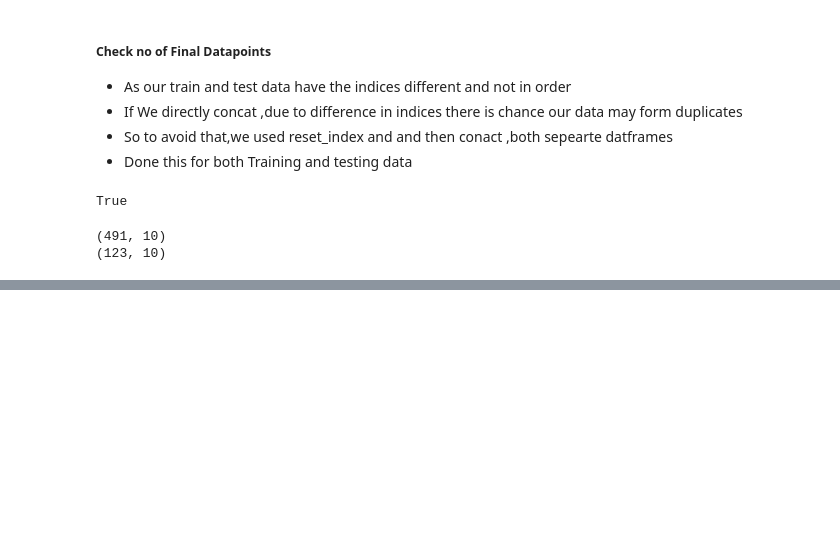
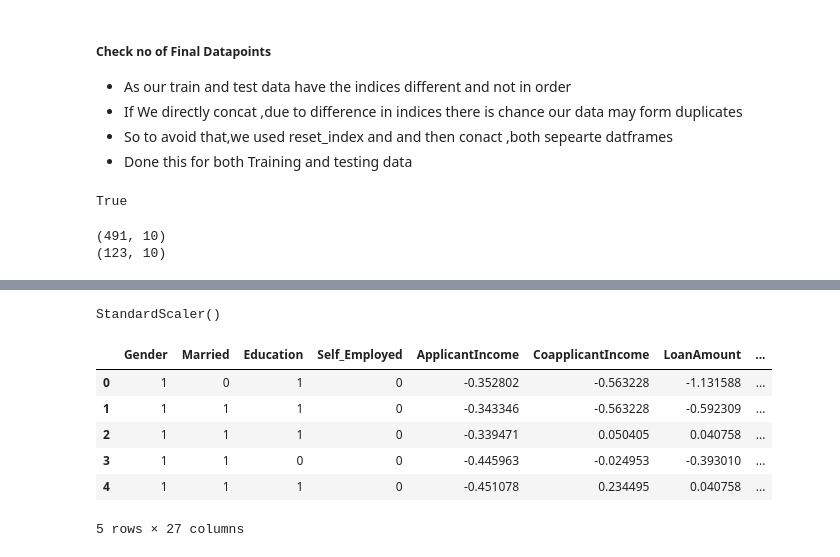
Before and after one commit to sivamani-muraboyina/LoanEligibilityPrediction, a Jupyter notebook: notebooks/model_building.ipynb, the cells around one changed output, grey strips where cells are left out. Drawn from its saved outputs; the diff is of its cells as text; code cells hidden in the pictures; blank space fills up the shorter version.

```diff
--- a/notebooks/model_building.ipynb
+++ b/notebooks/model_building.ipynb
@@ -749,0 +767,13 @@ print(X_test.shape)
+# %%
+### Create  scaler object
+scaler = StandardScaler()
+##  z = (x - u) / s
+# %%
+num_features = [
+    'ApplicantIncome',
+    'CoapplicantIncome',
+    'LoanAmount',
+    'TotalIncome',
+    'Loan_Income_Ratio'
+]
+## these are our numerical non dummy continuous features which requires scaling
@@ -749,0 +784,16 @@ print(X_test.shape)
+# %%
+scaler.fit(X_final_train[num_features])
+# %% [output]
+StandardScaler()
+# %%
+X_final_train[num_features] = scaler.transform(X_final_train[num_features])
+# %%
+X_final_train.head()
+# %% [output]
+|  | Gender | Married | Education | Self_Employed | ApplicantIncome | CoapplicantIncome | LoanAmount | ... |
+| 0 | 1 | 0 | 1 | 0 | -0.352802 | -0.563228 | -1.131588 | ... |
+| 1 | 1 | 1 | 1 | 0 | -0.343346 | -0.563228 | -0.592309 | ... |
+| 2 | 1 | 1 | 1 | 0 | -0.339471 | 0.050405 | 0.040758 | ... |
+| 3 | 1 | 1 | 0 | 0 | -0.445963 | -0.024953 | -0.393010 | ... |
+| 4 | 1 | 1 | 1 | 0 | -0.451078 | 0.234495 | 0.040758 | ... |
+5 rows × 27 columns
```
Also changed, not shown: parts of 59 cells of this notebook, 1 other file.
